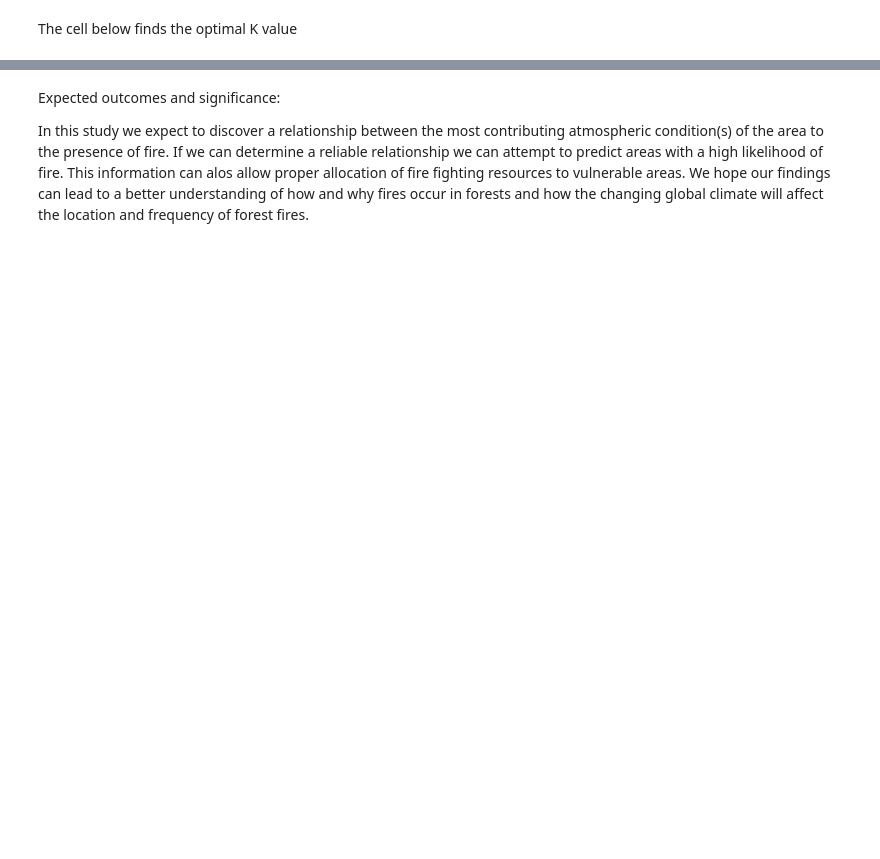
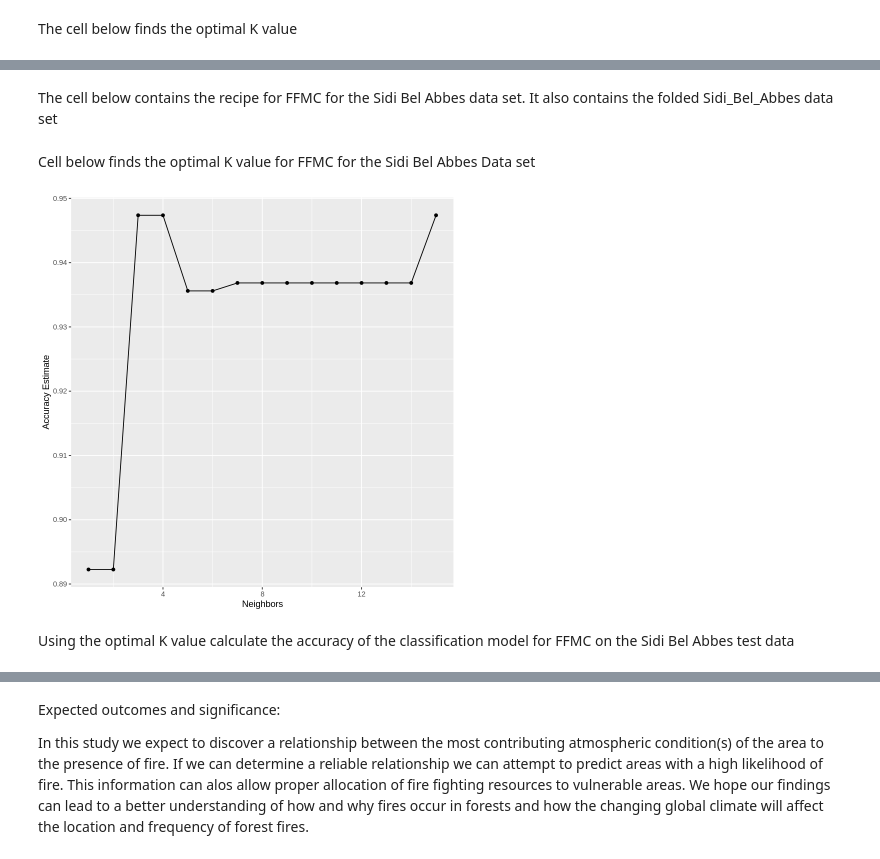
Before and after one commit to Bchau02/DSCI-100-Group-11-Project, a Jupyter notebook: Project.ipynb, the cells around one changed output, grey strips where cells are left out. Cells and saved outputs as stored; diff of their text form; code cells hidden in the pictures; blank space fills up the shorter version.

```diff
--- a/Project.ipynb
+++ b/Project.ipynb
@@ -468,0 +439,33 @@ The cell below finds the optimal K value
+# %% [markdown]
+The cell below contains the recipe for FFMC for the Sidi Bel Abbes data set. It also contains the folded Sidi_Bel_Abbes data set
+# %%
+Sidi_FFMC_recipe_scaled <- recipe(Classes ~ FFMC + RH, data=Sidi_Bel_Abbes_train) %>%
+    step_scale(all_predictors()) %>%
+    step_center(all_predictors())
+
+set.seed(1)
+Sidi_vfold_C <- vfold_cv(Sidi_Bel_Abbes_train, v =5 , strata =Classes)
+# %% [markdown]
+Cell below finds the optimal K value for FFMC for the Sidi Bel Abbes Data set
+# %%
+set.seed(1)
+knn_results_tune_Sidi_FFMC <- workflow() %>%
+  add_recipe(Sidi_FFMC_recipe_scaled) %>%
+  add_model(knn_spec_tune) %>%
+  tune_grid(resamples =Sidi_vfold_C , grid = k_vals) %>%
+  collect_metrics()
+
+accuracies_Sidi_FFMC <- knn_results_tune_Sidi_FFMC %>%
+  filter(.metric == "accuracy")
+
+accuracy_vs_k_Sidi_FFMC <- ggplot(accuracies_Sidi_FFMC, aes(x = neighbors, y = mean)) +
+  geom_point() +
+  geom_line() +
+  labs(x = "Neighbors", y = "Accuracy Estimate")+
+  scale_x_continuous()
+
+accuracy_vs_k_Sidi_FFMC
+# %% [output]
+[figure, added]
+# %% [markdown]
+Using the optimal K value calculate the accuracy of the classification model for FFMC on the Sidi Bel Abbes test data
```
Also changed, not shown: parts of 46 cells of this notebook.
